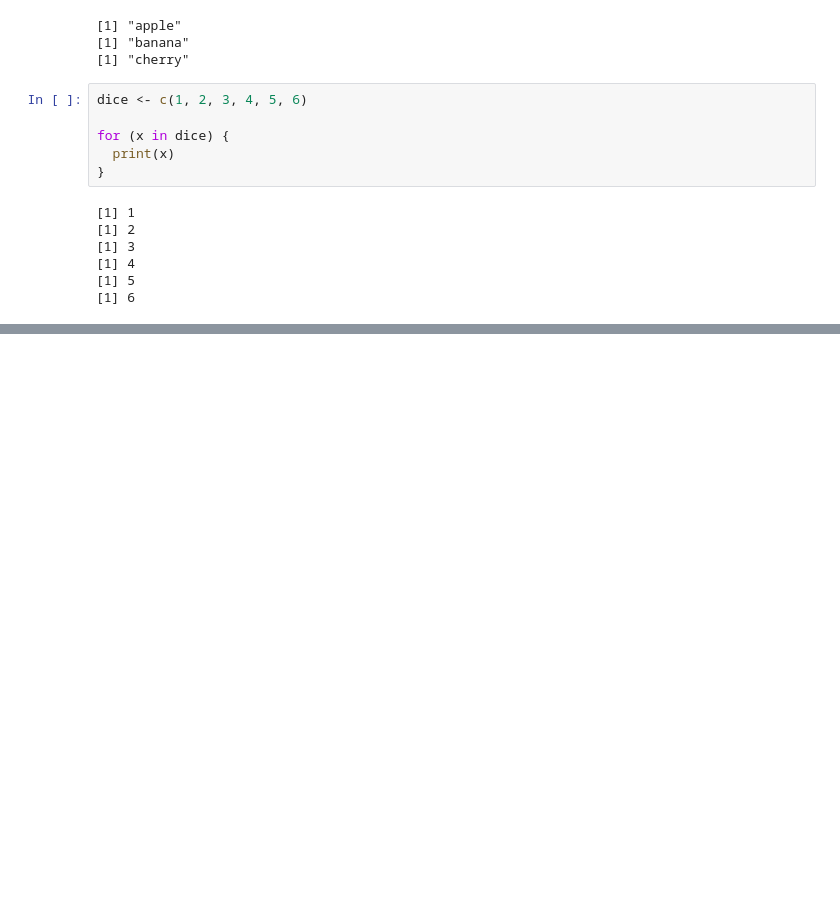
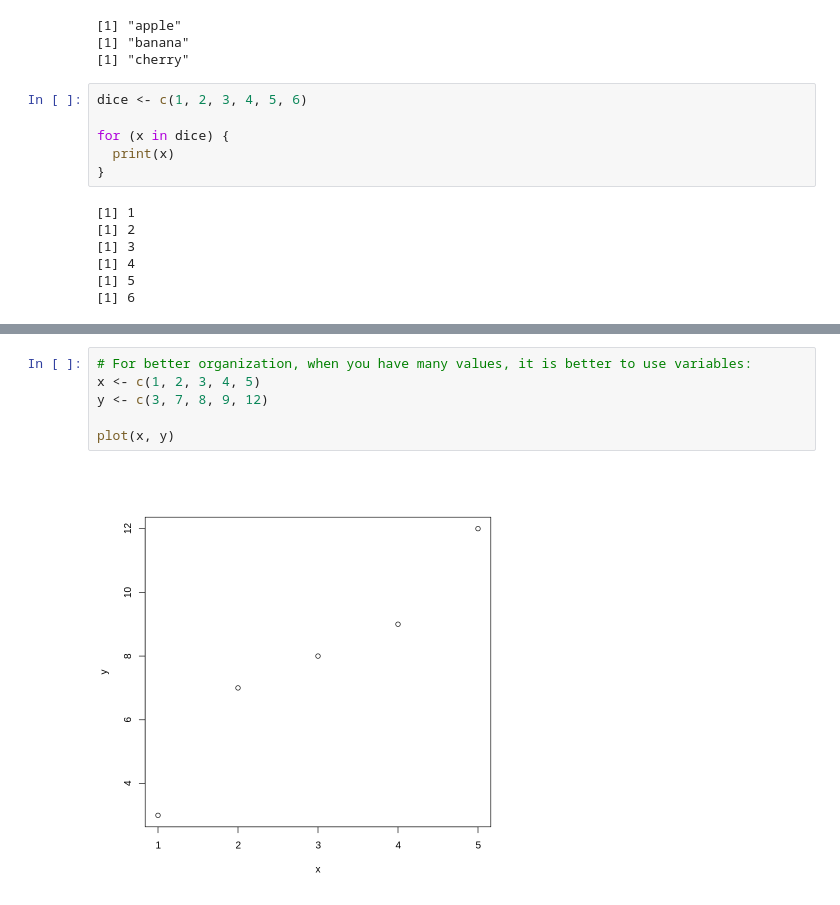
Before and after one commit to dsnnaveen/Videos, a Jupyter notebook: 1_r_notebook_from_23_3.ipynb, the cells around one changed output, grey strips where cells are left out. Cells and saved outputs as stored; diff of their text form; blank space fills up the shorter version.

```diff
--- a/1_r_notebook_from_23_3.ipynb
+++ b/1_r_notebook_from_23_3.ipynb
@@ -759,0 +1973,8 @@ for (x in dice) {
+# %%
+# For better organization, when you have many values, it is better to use variables:
+x <- c(1, 2, 3, 4, 5)
+y <- c(3, 7, 8, 9, 12)
+
+plot(x, y)
+# %% [output]
+[figure, added]
```
Also changed, not shown: parts of 159 cells of this notebook.
